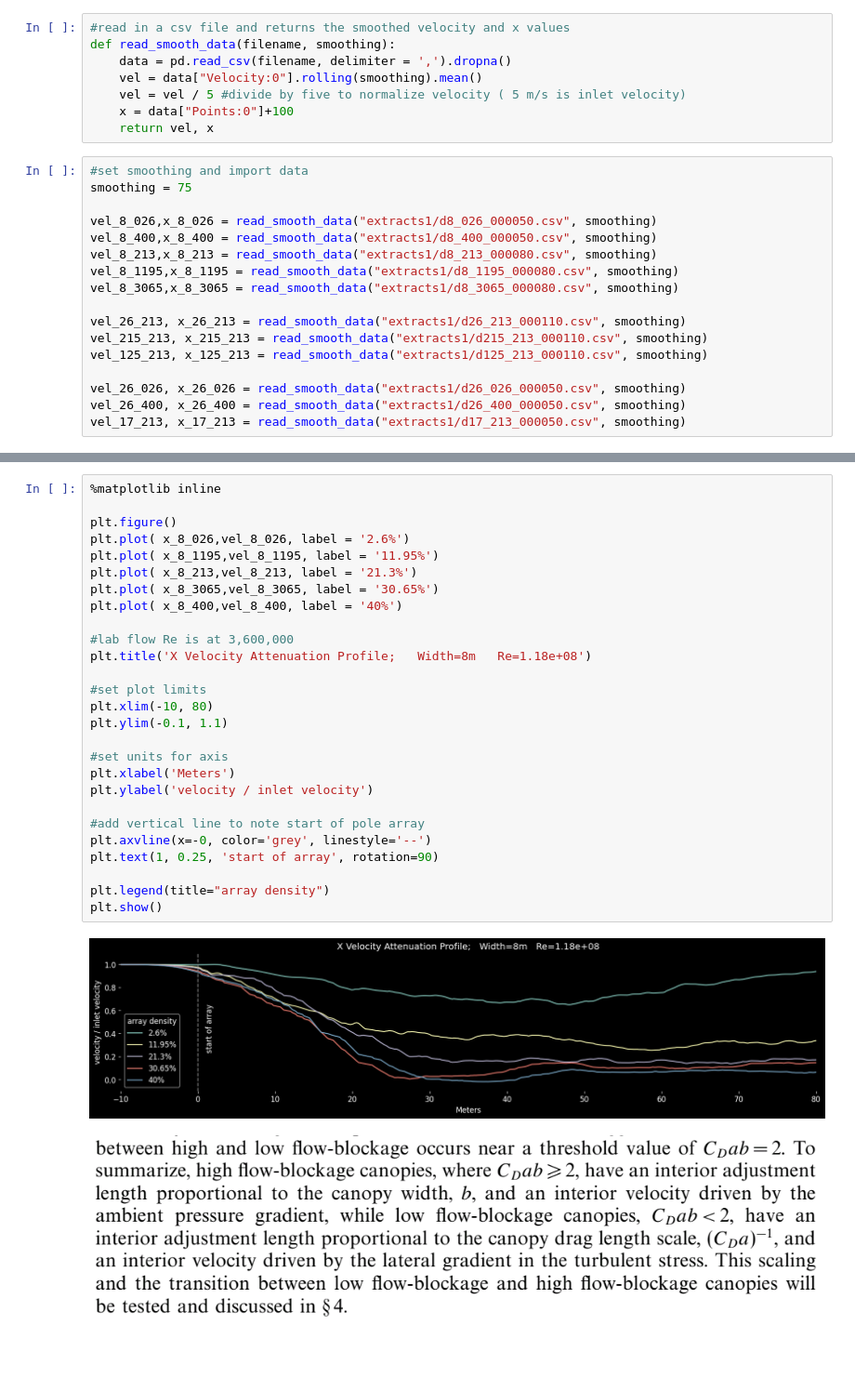
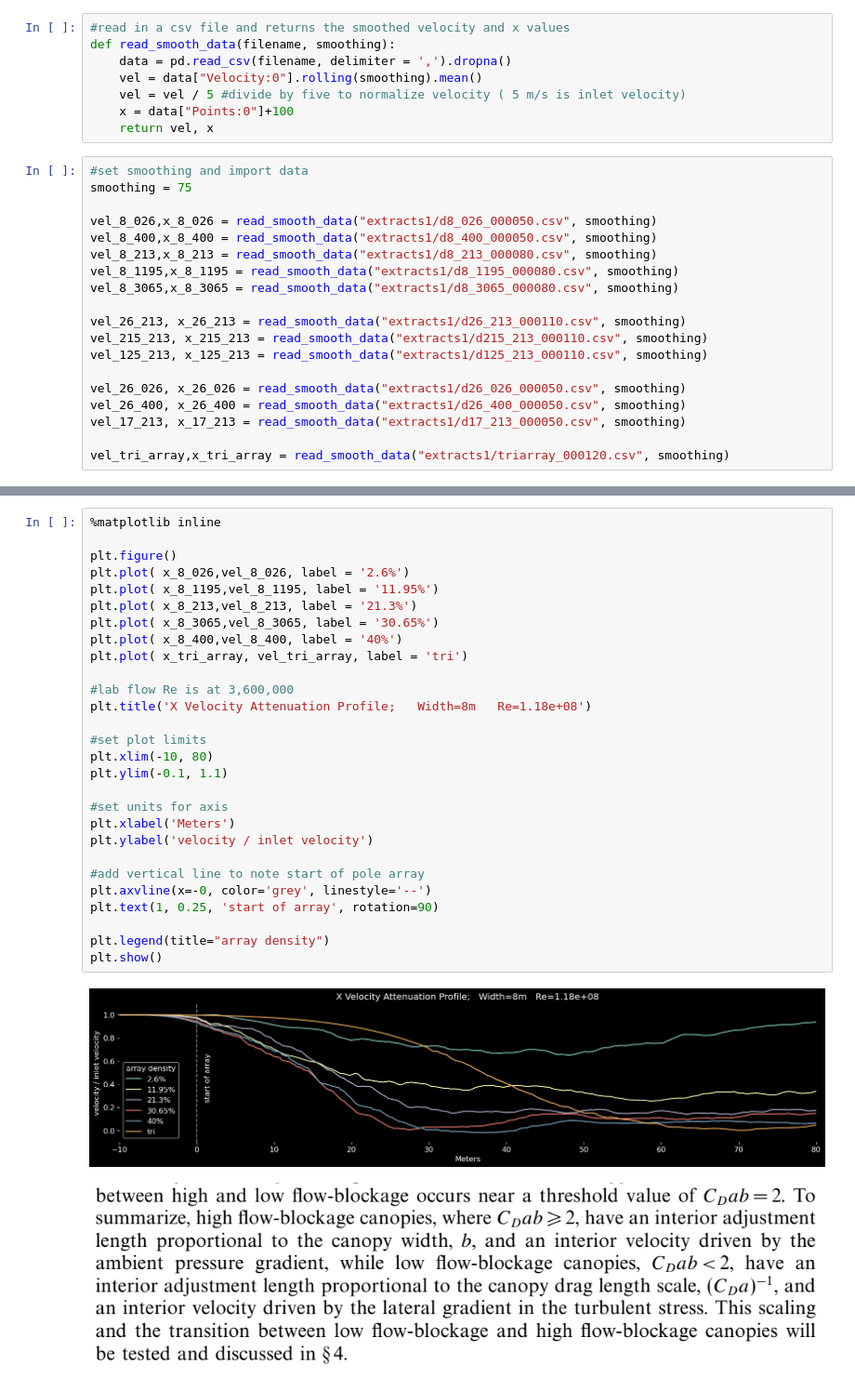
Before and after one commit to Wzesk/pole_array, a Jupyter notebook: process_velocity.ipynb, the cells around one changed output, grey strips where cells are left out. Shown at 93% size. Saved outputs shown, nothing was run; the diff lists cells and outputs as text; blank space fills up the shorter version.

Commit message:
added tri array

```diff
--- a/process_velocity.ipynb
+++ b/process_velocity.ipynb
@@ -43,6 +43,8 @@ vel_125_213, x_125_213 = read_smooth_data("extracts1/d125_213_000110.csv", smoot
 vel_26_026, x_26_026 = read_smooth_data("extracts1/d26_026_000050.csv", smoothing)
 vel_26_400, x_26_400 = read_smooth_data("extracts1/d26_400_000050.csv", smoothing)
 vel_17_213, x_17_213 = read_smooth_data("extracts1/d17_213_000050.csv", smoothing)
+
+vel_tri_array,x_tri_array = read_smooth_data("extracts1/triarray_000120.csv", smoothing)
 # %%
 %matplotlib inline
 
@@ -75,32 +77,33 @@ plt.show()
 # %%
 %matplotlib inline
 
 plt.figure()
 plt.plot( x_8_026,vel_8_026, label = '2.6%')
 plt.plot( x_8_1195,vel_8_1195, label = '11.95%')
 plt.plot( x_8_213,vel_8_213, label = '21.3%')
 plt.plot( x_8_3065,vel_8_3065, label = '30.65%')
 plt.plot( x_8_400,vel_8_400, label = '40%')
+plt.plot( x_tri_array, vel_tri_array, label = 'tri')
 
 #lab flow Re is at 3,600,000
 plt.title('X Velocity Attenuation Profile;   Width=8m   Re=1.18e+08')
 
 #set plot limits
 plt.xlim(-10, 80)
 plt.ylim(-0.1, 1.1)
 
 #set units for axis
 plt.xlabel('Meters')
 plt.ylabel('velocity / inlet velocity')
 
 #add vertical line to note start of pole array
 plt.axvline(x=-0, color='grey', linestyle='--')
 plt.text(1, 0.25, 'start of array', rotation=90)
 
 plt.legend(title="array density")
 plt.show()
 # %% [output]
-[figure, old version]
+[figure, new version]
 # %% [markdown]
 ![image.png](attachment:image.png)
 # %%
```
Also changed, not shown: parts of 1 cell of this notebook, 1 other file.
